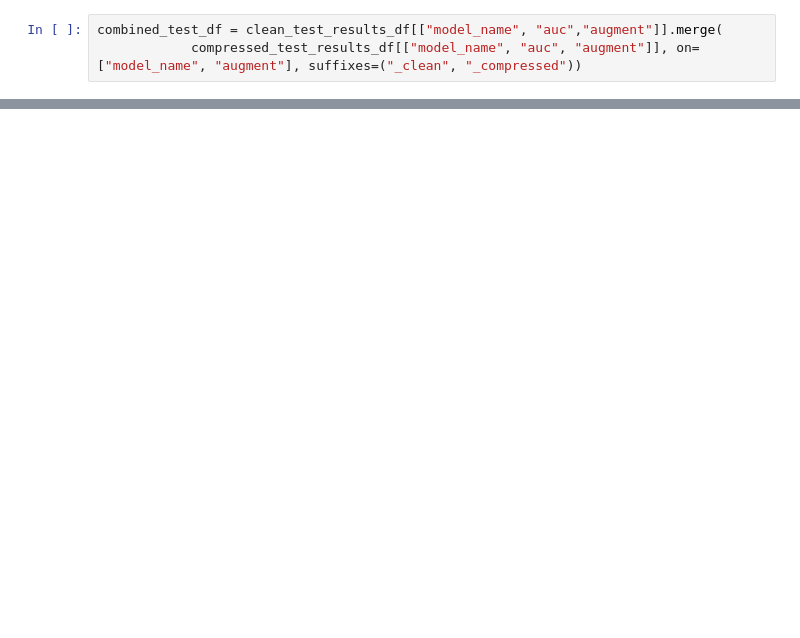
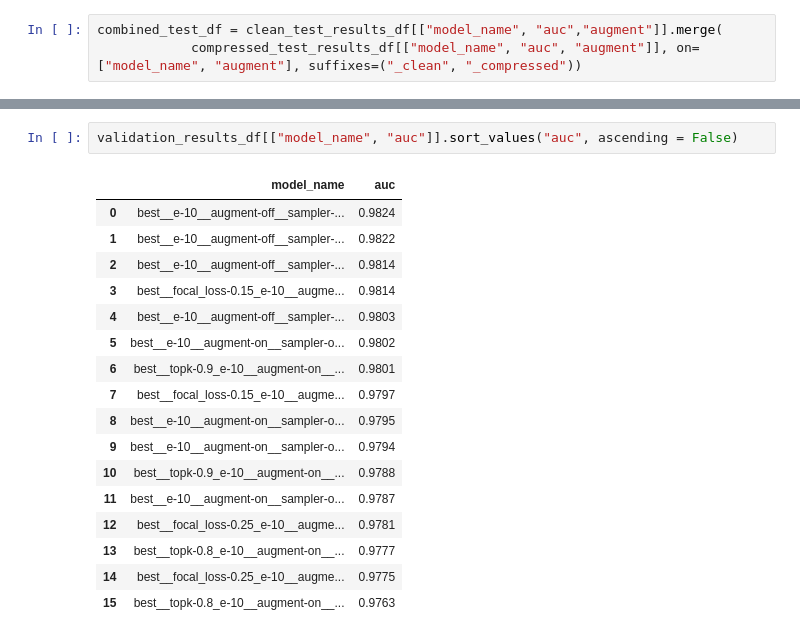
Before and after one commit to Yogeshwar2005/deepfake-video-detector, a Jupyter notebook: notebooks/06_results.ipynb, the cells around one changed output, grey strips where cells are left out. Drawn from its saved outputs; the diff is of its cells as text; blank space fills up the shorter version.

```diff
--- a/notebooks/06_results.ipynb
+++ b/notebooks/06_results.ipynb
@@ -27,0 +138,20 @@ combined_test_df.sort_values(by="gap", ascending=True)
+# %%
+validation_results_df[["model_name", "auc"]].sort_values("auc", ascending = False)
+# %% [output]
+|  | model_name | auc |
+| 0 | best__e-10__augment-off__sampler-... | 0.9824 |
+| 1 | best__e-10__augment-off__sampler-... | 0.9822 |
+| 2 | best__e-10__augment-off__sampler-... | 0.9814 |
+| 3 | best__focal_loss-0.15_e-10__augme... | 0.9814 |
+| 4 | best__e-10__augment-off__sampler-... | 0.9803 |
+| 5 | best__e-10__augment-on__sampler-o... | 0.9802 |
+| 6 | best__topk-0.9_e-10__augment-on__... | 0.9801 |
+| 7 | best__focal_loss-0.15_e-10__augme... | 0.9797 |
+| 8 | best__e-10__augment-on__sampler-o... | 0.9795 |
+| 9 | best__e-10__augment-on__sampler-o... | 0.9794 |
+| 10 | best__topk-0.9_e-10__augment-on__... | 0.9788 |
+| 11 | best__e-10__augment-on__sampler-o... | 0.9787 |
+| 12 | best__focal_loss-0.25_e-10__augme... | 0.9781 |
+| 13 | best__topk-0.8_e-10__augment-on__... | 0.9777 |
+| 14 | best__focal_loss-0.25_e-10__augme... | 0.9775 |
+| 15 | best__topk-0.8_e-10__augment-on__... | 0.9763 |
```
Also changed, not shown: parts of 9 cells of this notebook.
